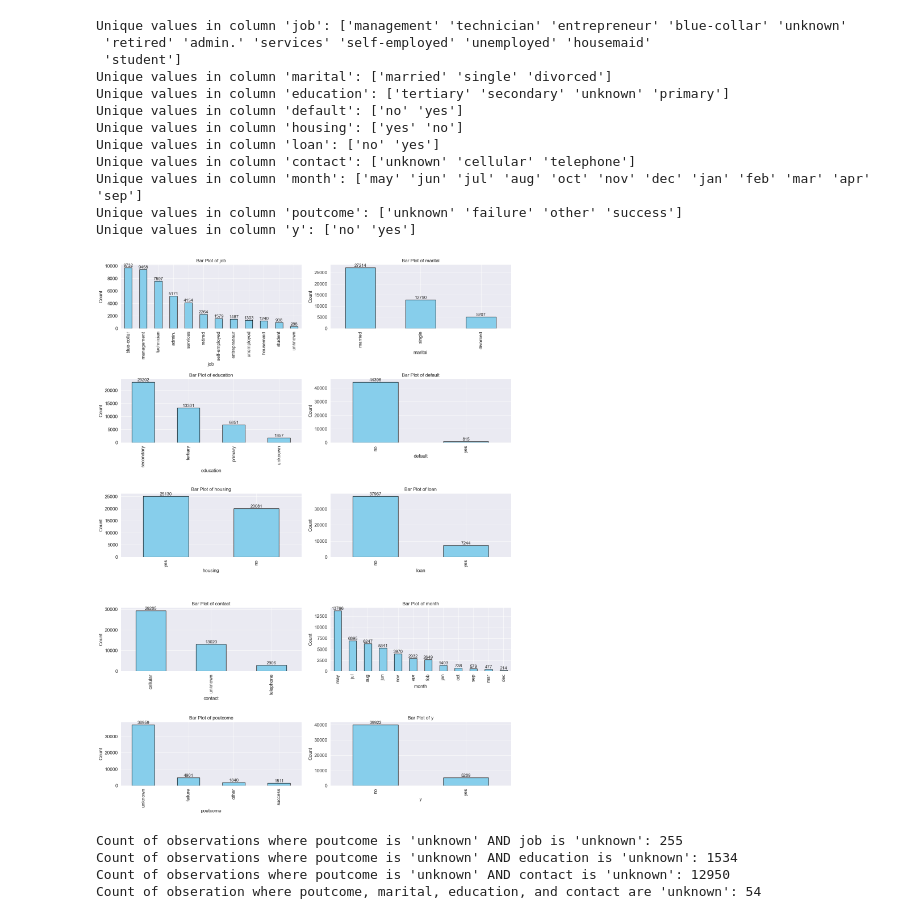
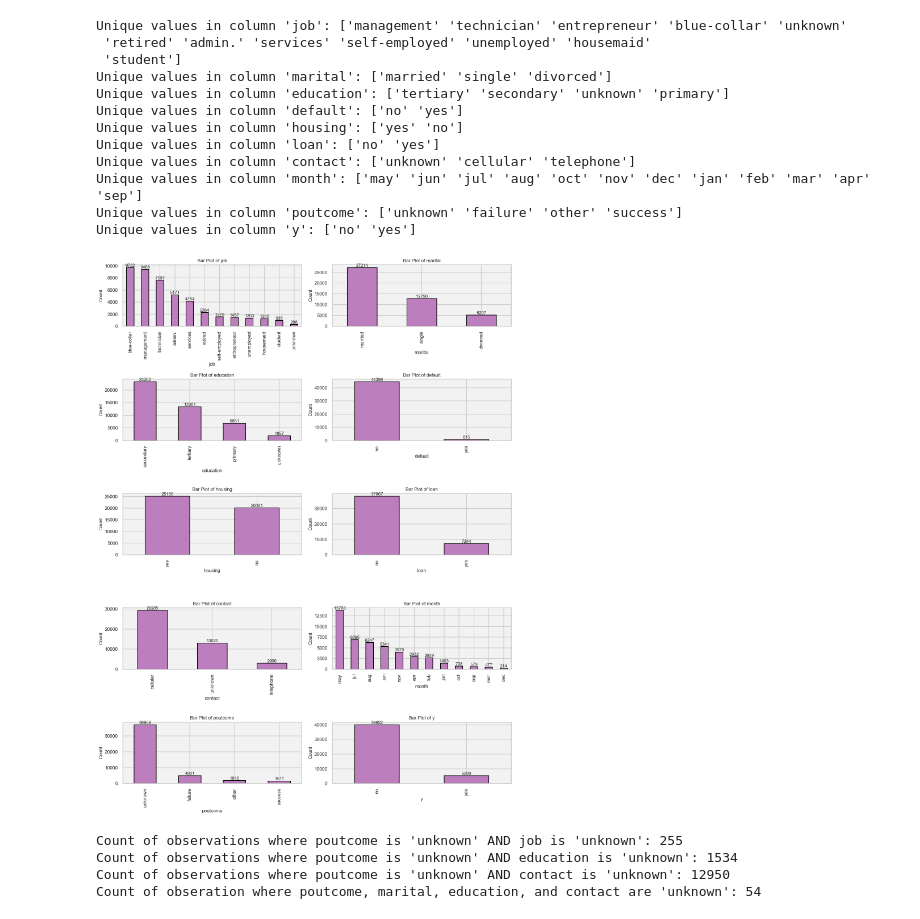
Before and after one commit to McGill-MMA-EnterpriseAnalytics/customer_banking, a Jupyter notebook: EDA/eda.ipynb, the cells around one changed output. Cells and saved outputs as stored; diff of their text form; code cells hidden in the pictures.

```diff
--- a/EDA/eda.ipynb
+++ b/EDA/eda.ipynb
@@ -214,15 +217,24 @@ Numerical Columns: Index(['age', 'balance', 'day', 'duration', 'campaign', 'pday
 #### Univariate Analysis
 The univariate analysis focuses on exploring individual variables in isolation. It allows you to understand the distribution of each variable and gain insight into its characteristics. Box plots, histograms, and bar charts are commonly used visualizations for univariate analysis.
 # %%
-# Set Seaborn style
-sns.set_style("darkgrid")
+import seaborn as sns
+import matplotlib.pyplot as plt
 
 # Plot distribution of each numerical feature
 plt.figure(figsize=(14, len(numerical_columns) * 3))
 for idx, feature in enumerate(numerical_columns, 1):
     plt.subplot(len(numerical_columns), 2, idx)
-    sns.histplot(df[feature], kde=True)
+    sns.histplot(df[feature], kde=True, color='steelblue', edgecolor='black')
     plt.title(f"{feature} | Skewness: {round(df[feature].skew(), 2)}")
+
+    # Add mean and median lines
+    plt.axvline(df[feature].mean(), color='red', linestyle='--', label='Mean')
+    plt.axvline(df[feature].median(), color='green', linestyle='--', label='Median')
+
+    # Set background color for each subplot
+    plt.gca().set_facecolor('#f2f2f2')
+
+    plt.legend()  # Show legend
 
 # Adjust layout and show plots
 plt.tight_layout()
@@ -238,9 +250,10 @@ axes = axes.flatten()
 
 # Iterate over numerical columns and draw box plots
 for i, column in enumerate(numerical_columns):
-    sns.boxplot(y=df[column], ax=axes[i], palette='Pastel2')
-    axes[i].set_title(f'Boxplot of {column}')
-    axes[i].set_ylabel(column)
+    ax = sns.boxplot(y=df[column], ax=axes[i], palette=pastel_colors)
+    ax.set_title(f'Boxplot of {column}')
+    ax.set_ylabel(column)
+    ax.set_facecolor('#f2f2f2')  # Set background color for the subplot
 
 # Remove empty subplots if there are fewer than 8 numerical columns
 for j in range(len(numerical_columns), len(axes)):
@@ -329,40 +343,56 @@ Unique values in column 'month': ['may' 'jun' 'jul' 'aug' 'oct' 'nov' 'dec' 'jan
 Unique values in column 'poutcome': ['unknown' 'failure' 'other' 'success']
 Unique values in column 'y': ['no' 'yes']
 # %%
+# Define the pastel_colors palette
+pastel_colors = ["#fd7f6f", "#7eb0d5", "#b2e061", "#bd7ebe", "#ffb55a", "#ffee65", "#beb9db", "#fdcce5", "#8bd3c7"]
+
+# Define the bar_color as the 2nd element from pastel_colors
+bar_color = pastel_colors[3]  # Indexing starts from 0, so the 2nd element has index 1
+
+# Set the seaborn style to "whitegrid" for light grey background grid
+sns.set_style("whitegrid")
+
+# Set the color of the grid to light grey
+sns.set_color_codes("pastel")
+
 # Create subplots with 5 rows and 2 columns
 fig, axes = plt.subplots(5, 2, figsize=(15, 20))
+
+# Set background color for each subplot
+for ax in axes.flatten():
+    ax.set_facecolor('#f2f2f2')
 
 # Adjust spacing between subplots
 plt.subplots_adjust(hspace=0.5, wspace=0.3)
 
 # Flatten the axes array for easier iteration
 axes = axes.flatten()
 
 # Iterate over object columns and draw bar plots
 for i, column in enumerate(object_columns):
     # Calculate value counts for the column
     value_counts = df[column].value_counts()
-    # Plot bar plot
-    ax = value_counts.plot(kind='bar', ax=axes[i], color='skyblue', edgecolor='black')
+    # Plot bar plot with the specified color
+    ax = value_counts.plot(kind='bar', ax=axes[i], color=bar_color, edgecolor='black')
     ax.set_title(f'Bar Plot of {column}', fontsize=12)
     ax.set_xlabel(column, fontsize=12)
     ax.set_ylabel('Count', fontsize=12)
     ax.tick_params(axis='both', which='major', labelsize=12)  # Reduce font size of tick labels
     # Add labels (count #) for each bar with reduced font size
     for p in ax.patches:
         ax.annotate(f'{p.get_height()}', (p.get_x() + p.get_width() / 2, p.get_height()), ha='center', va='bottom', fontsize=11)
 
 # Remove empty subplots if there are fewer than 10 object columns
 for j in range(len(object_columns), len(axes)):
     fig.delaxes(axes[j])
 
 # Adjust layout after removing empty subplots
 plt.tight_layout()
 
 # Show the plot
 plt.show()
 # %% [output]
-[figure, old version]
+[figure, new version]
 # %%
 print("Count of observations where poutcome is 'unknown' AND job is 'unknown':", len(df[(df['poutcome'] == 'unknown') & (df['job'] == 'unknown')]))
 print("Count of observations where poutcome is 'unknown' AND education is 'unknown':", len(df[(df['poutcome'] == 'unknown') & (df['education'] == 'unknown')]))
```
Also changed, not shown: parts of 15 cells of this notebook.
